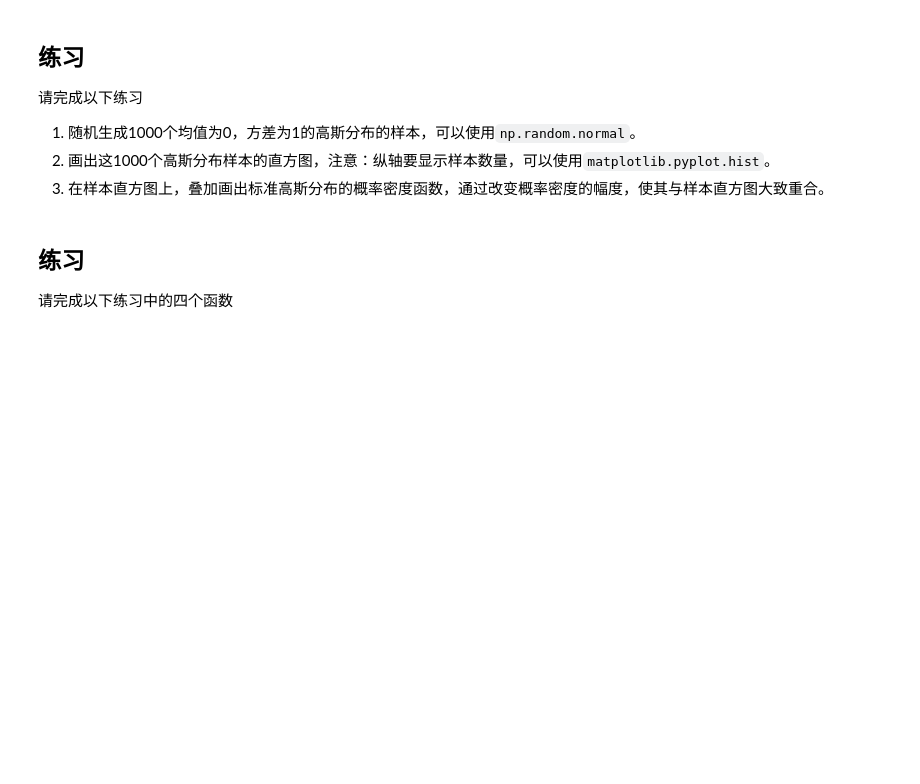
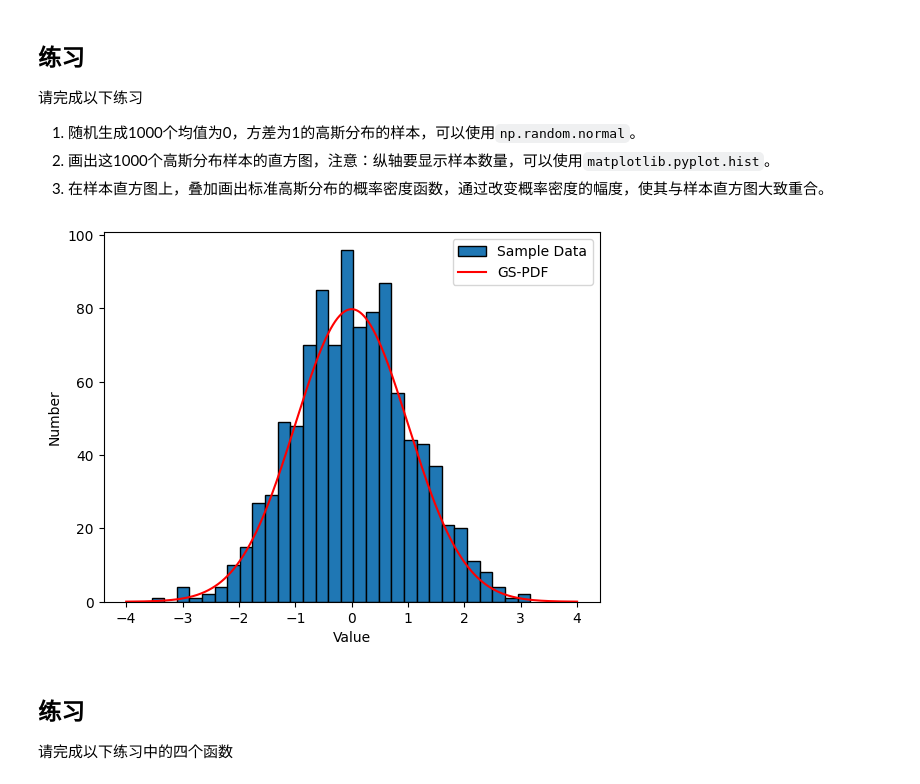
Before and after one commit to ZDDWLIG/Information-theory-assignment, a Jupyter notebook: exercise_learn_python/learn_python.ipynb, the cells around one changed output. Saved outputs shown, nothing was run; the diff lists cells and outputs as text; code cells hidden in the pictures; blank space fills up the shorter version.

```diff
--- a/exercise_learn_python/learn_python.ipynb
+++ b/exercise_learn_python/learn_python.ipynb
@@ -666,6 +666,26 @@ https://matplotlib.org
 # %%
 import numpy as np
 import matplotlib.pyplot as plt
+
+num=1000
+y_sample=np.random.normal(0,1,num)
+
+plt.hist(y_sample, bins=30, edgecolor='black', label='Sample Data')
+
+plt.xlabel('Value')
+plt.ylabel('Number')
+
+
+x = np.linspace(-4, 4, 1000)
+scale=200
+px = 1/np.sqrt(2*np.pi) * np.exp(-0.5*x**2)
+high=px*scale
+plt.plot(x,high,color='r',label='GS-PDF')
+
+plt.legend()
+plt.show()
+# %% [output]
+[figure, added]
 # %% [markdown]
 ## 练习
 请完成以下练习中的四个函数
```
